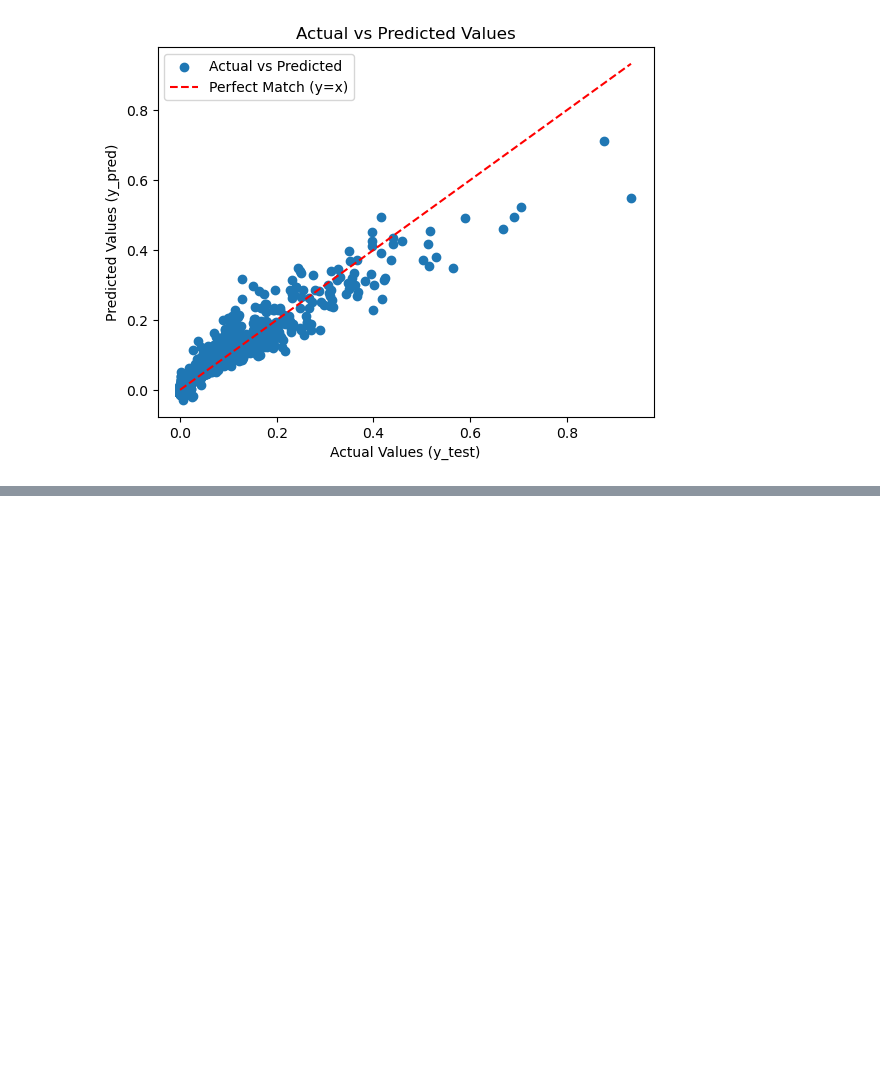
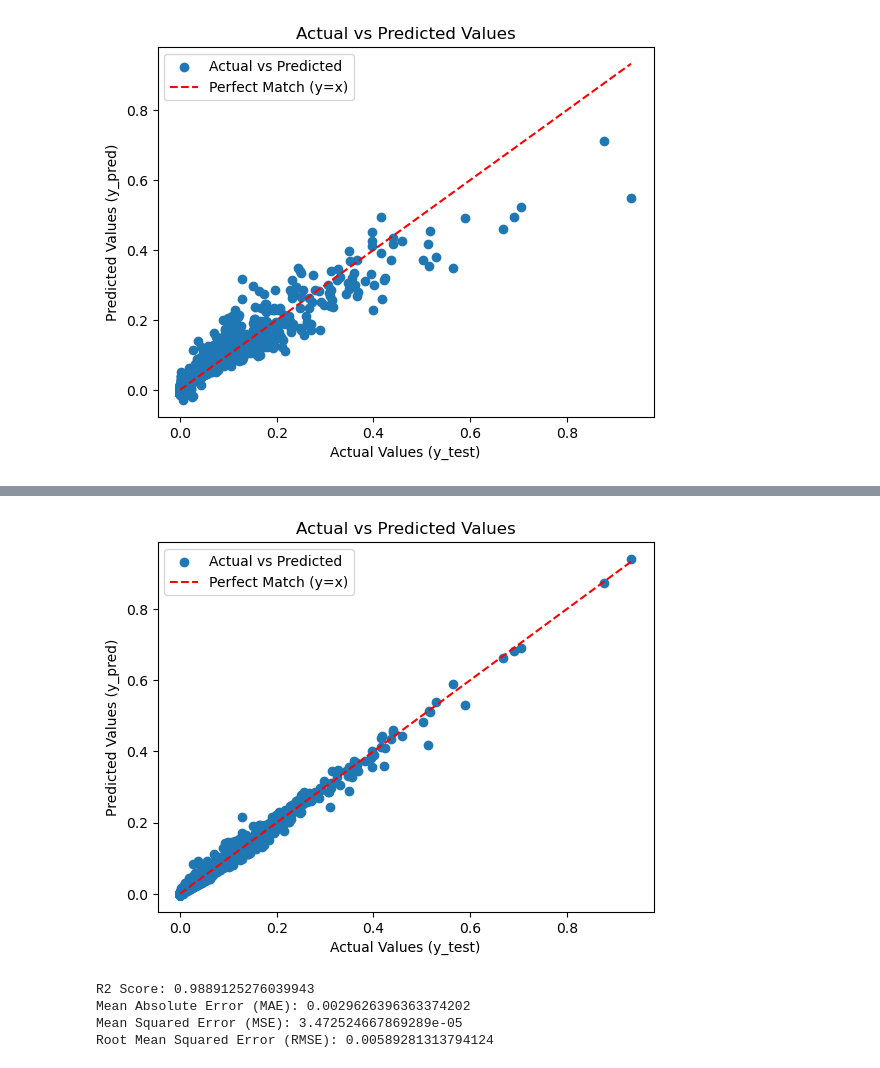
Before and after one commit to Fahadw9/data-science-project, a Jupyter notebook: Cricket_Analysis.ipynb, the cells around one changed output, grey strips where cells are left out. Cells and saved outputs as stored; diff of their text form; code cells hidden in the pictures; blank space fills up the shorter version.

```diff
--- a/Cricket_Analysis.ipynb
+++ b/Cricket_Analysis.ipynb
@@ -311,0 +457,27 @@ plt.show()
+# %%
+# Scatter plot with the line y=x for reference
+plt.scatter(y_test, y_pred, label='Actual vs Predicted')
+plt.plot([min(y_test), max(y_test)], [min(y_test), max(y_test)], linestyle='--', color='red', label='Perfect Match (y=x)')
+plt.title('Actual vs Predicted Values')
+plt.xlabel('Actual Values (y_test)')
+plt.ylabel('Predicted Values (y_pred)')
+plt.legend()
+plt.show()
+# %% [output]
+[figure, added]
+# %%
+r2 = r2_score(y_test, predictions)
+print(f'R2 Score: {r2}')
+mae = mean_absolute_error(y_test, predictions)
+print(f'Mean Absolute Error (MAE): {mae}')
+mse = mean_squared_error(y_test, predictions)
+print(f'Mean Squared Error (MSE): {mse}')
+rmse = np.sqrt(mse)
+print(f'Root Mean Squared Error (RMSE): {rmse}')
+
+# These are the best results so far.
+# %% [output]
+R2 Score: 0.9889125276039943
+Mean Absolute Error (MAE): 0.0029626396363374202
+Mean Squared Error (MSE): 3.472524667869289e-05
+Root Mean Squared Error (RMSE): 0.00589281313794124
```
Also changed, not shown: parts of 6 cells of this notebook.
